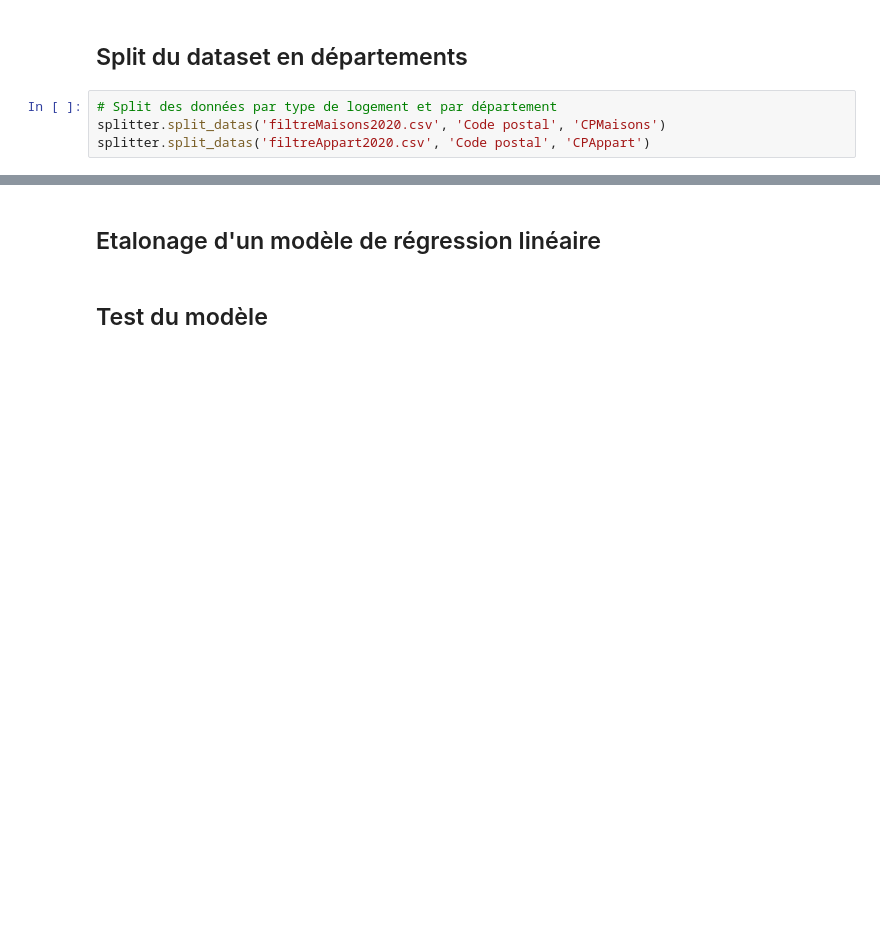
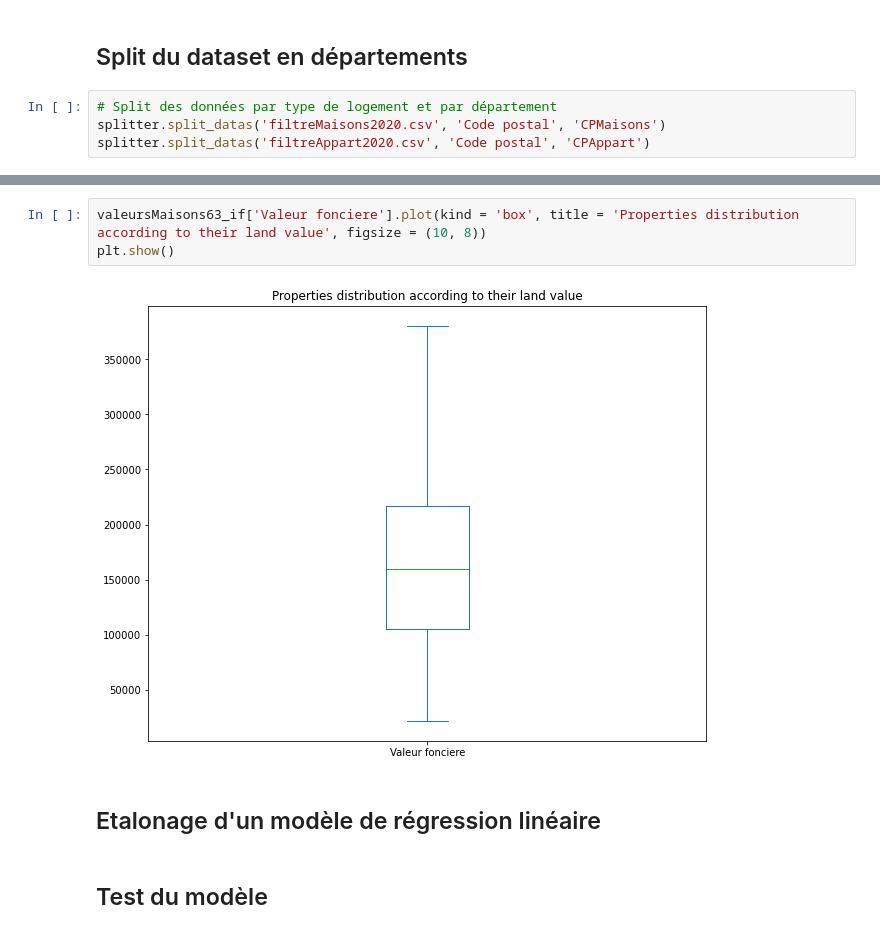
Before and after one commit to Twizzle1997/Immothep, a Jupyter notebook: src/notebookAppV2.ipynb, the cells around one changed output, grey strips where cells are left out. Saved outputs shown, nothing was run; the diff lists cells and outputs as text; blank space fills up the shorter version.

```diff
--- a/src/notebookAppV2.ipynb
+++ b/src/notebookAppV2.ipynb
@@ -107,3 +181,8 @@ splitter.split_datas('filtreAppart2020.csv', 'Code postal', 'CPAppart')
+# %%
+valeursMaisons63_if['Valeur fonciere'].plot(kind = 'box', title = 'Properties distribution according to their land value', figsize = (10, 8))
+plt.show()
+# %% [output]
+[figure, added]
 # %% [markdown]
 ## Etalonage d'un modèle de régression linéaire
 # %% [markdown]
```
Also changed, not shown: parts of 12 cells of this notebook, 3 other files.
